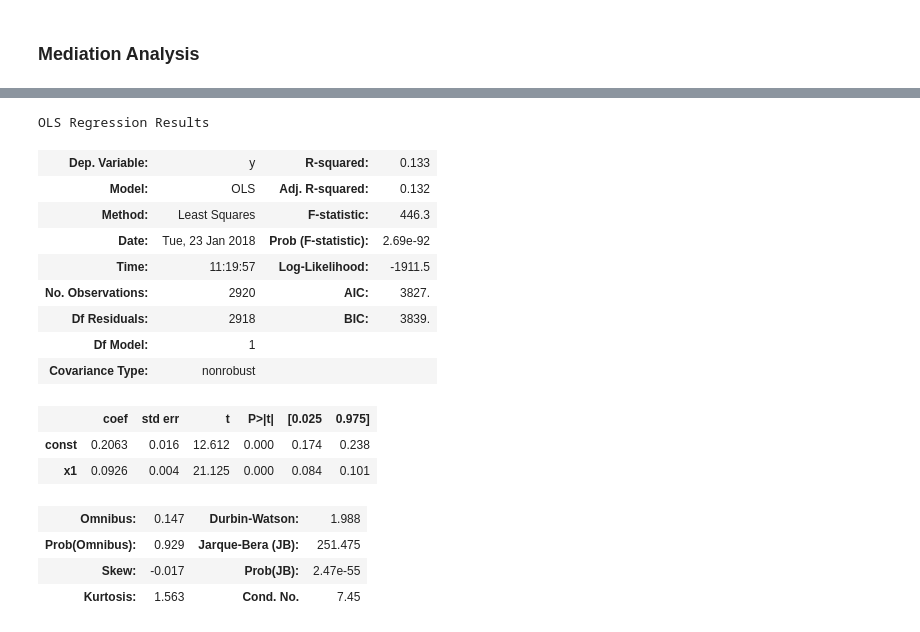
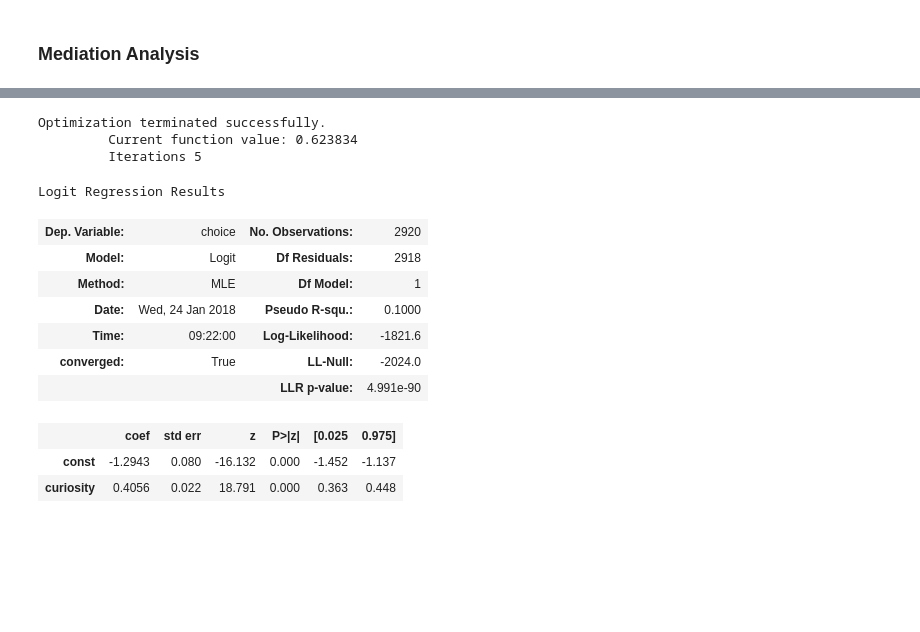
Before and after one commit to hermish/concepts-research, a Jupyter notebook: analysis/5-cogsci-paper/1-experiment-three.ipynb, the cells around one changed output, grey strips where cells are left out. Drawn from its saved outputs; the diff is of its cells as text; code cells hidden in the pictures; blank space fills up the shorter version.

Commit message:
Complete logistic regression

```diff
--- a/analysis/5-cogsci-paper/1-experiment-three.ipynb
+++ b/analysis/5-cogsci-paper/1-experiment-three.ipynb
@@ -223,0 +235,9 @@ new_data = pd.DataFrame(flattened_data)
+# %%
+input_columns = columns[2:8]
+X = new_data[input_columns]
+y = new_data['choice']
+X = sm.add_constant(X)
+
+logit_model = sm.Logit(y, X)
+results = logit_model.fit()
+results.summary()
@@ -223,0 +264,9 @@ new_data = pd.DataFrame(flattened_data)
+# %%
+# Popularity
+X = new_data['popularity']
+y = new_data['choice']
+X = sm.add_constant(X)
+
+logit_model = sm.Logit(y, X)
+results = logit_model.fit()
+results.summary()
@@ -224,26 +291,24 @@ new_data = pd.DataFrame(flattened_data)
 # %%
-X = flattened_data['curiosity']
-y = flattened_data['choice']
+# Curiosity
+X = new_data['curiosity']
+y = new_data['choice']
 X = sm.add_constant(X)
 
-model = sm.OLS(y, X).fit()
-predictions = model.predict(X)
-model.summary()
+logit_model = sm.Logit(y, X)
+results = logit_model.fit()
+results.summary()
 # %% [output]
-OLS Regression Results
+Optimization terminated successfully.
+         Current function value: 0.623834
+         Iterations 5
+Logit Regression Results
-| Dep. Variable: | y | R-squared: | 0.133 |
-| Model: | OLS | Adj. R-squared: | 0.132 |
-| Method: | Least Squares | F-statistic: | 446.3 |
-| Date: | Tue, 23 Jan 2018 | Prob (F-statistic): | 2.69e-92 |
-| Time: | 11:19:57 | Log-Likelihood: | -1911.5 |
-| No. Observations: | 2920 | AIC: | 3827. |
-| Df Residuals: | 2918 | BIC: | 3839. |
-| Df Model: | 1 |  |  |
-| Covariance Type: | nonrobust |  |  |
+| Dep. Variable: | choice | No. Observations: | 2920 |
+| Model: | Logit | Df Residuals: | 2918 |
+| Method: | MLE | Df Model: | 1 |
+| Date: | Wed, 24 Jan 2018 | Pseudo R-squ.: | 0.1000 |
+| Time: | 09:22:00 | Log-Likelihood: | -1821.6 |
+| converged: | True | LL-Null: | -2024.0 |
+|  |  | LLR p-value: | 4.991e-90 |
-|  | coef | std err | t | P>|t| | [0.025 | 0.975] |
-| const | 0.2063 | 0.016 | 12.612 | 0.000 | 0.174 | 0.238 |
-| x1 | 0.0926 | 0.004 | 21.125 | 0.000 | 0.084 | 0.101 |
+|  | coef | std err | z | P>|z| | [0.025 | 0.975] |
+| const | -1.2943 | 0.080 | -16.132 | 0.000 | -1.452 | -1.137 |
+| curiosity | 0.4056 | 0.022 | 18.791 | 0.000 | 0.363 | 0.448 |
-| Omnibus: | 0.147 | Durbin-Watson: | 1.988 |
-| Prob(Omnibus): | 0.929 | Jarque-Bera (JB): | 251.475 |
-| Skew: | -0.017 | Prob(JB): | 2.47e-55 |
-| Kurtosis: | 1.563 | Cond. No. | 7.45 |
```
Also changed, not shown: parts of 11 cells of this notebook.
